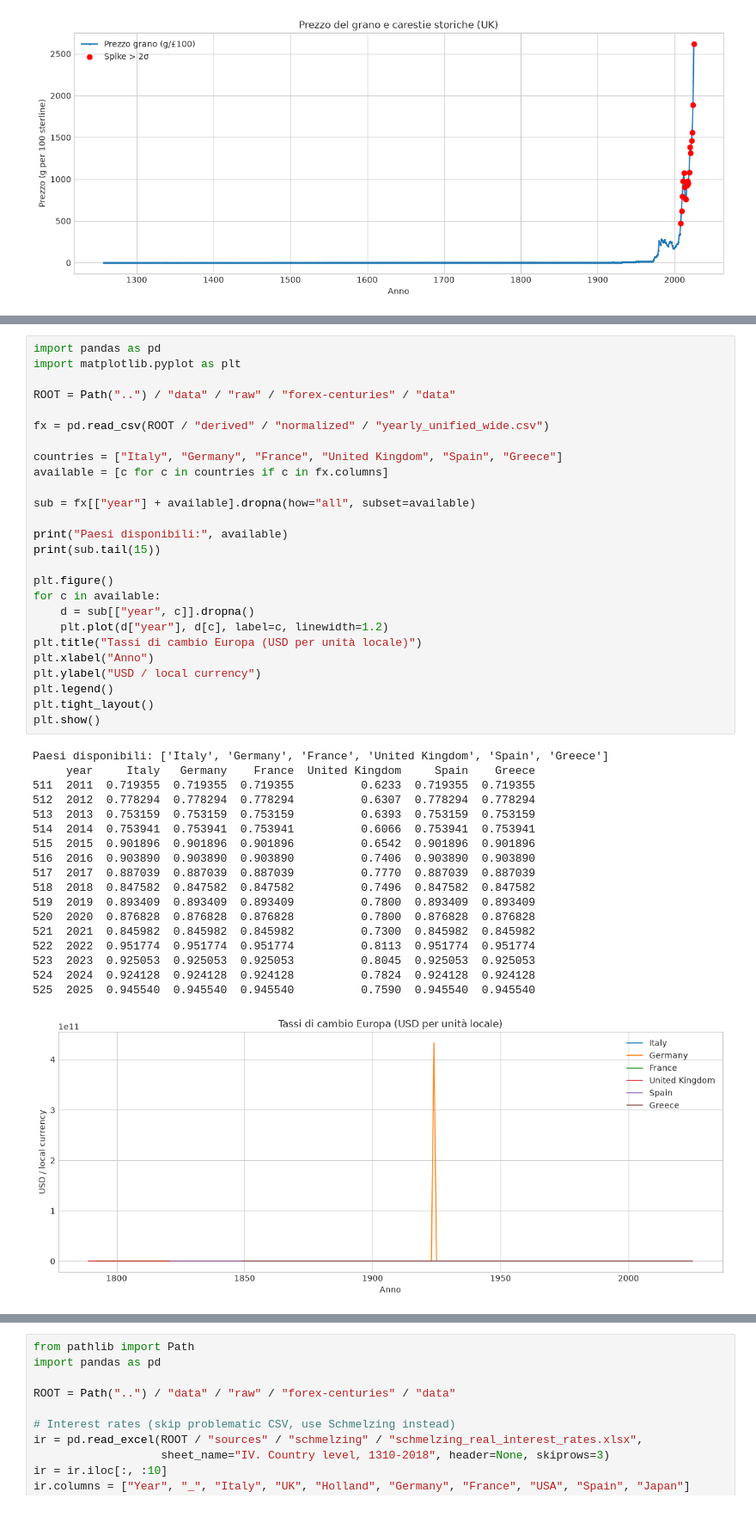
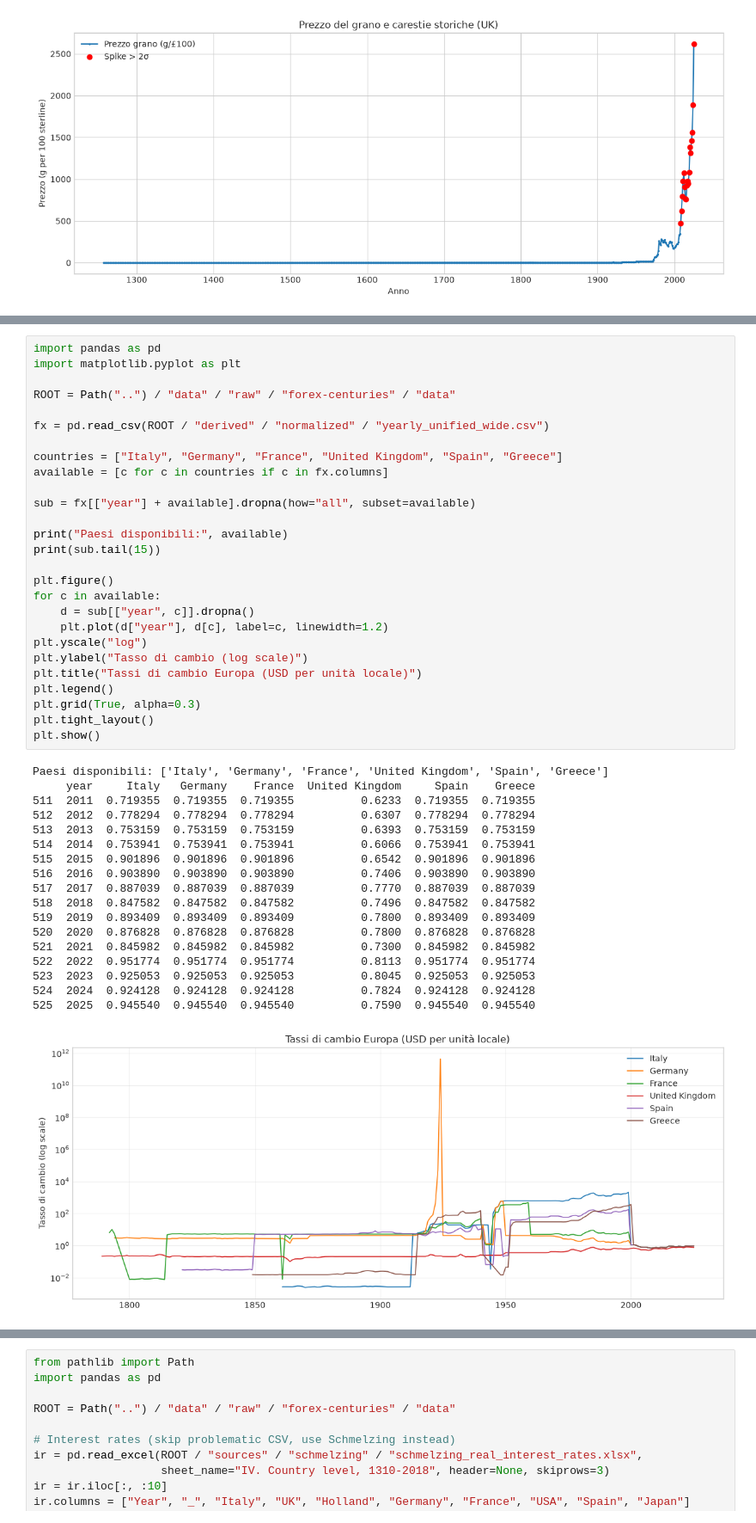
Before and after one commit to dataciviclab/forex-centuries-it, a Jupyter notebook: notebooks/executed.ipynb, the cells around one changed output, grey strips where cells are left out. Shown at 86% size. Drawn from its saved outputs; the diff is of its cells as text.

```diff
--- a/notebooks/executed.ipynb
+++ b/notebooks/executed.ipynb
@@ -167,34 +163,35 @@ sub = fx[["year"] + available].dropna(how="all", subset=available)
 
 print("Paesi disponibili:", available)
 print(sub.tail(15))
 
 plt.figure()
 for c in available:
     d = sub[["year", c]].dropna()
     plt.plot(d["year"], d[c], label=c, linewidth=1.2)
+plt.yscale("log")
+plt.ylabel("Tasso di cambio (log scale)")
 plt.title("Tassi di cambio Europa (USD per unità locale)")
-plt.xlabel("Anno")
-plt.ylabel("USD / local currency")
 plt.legend()
+plt.grid(True, alpha=0.3)
 plt.tight_layout()
 plt.show()
 # %% [output]
 Paesi disponibili: ['Italy', 'Germany', 'France', 'United Kingdom', 'Spain', 'Greece']
      year     Italy   Germany    France  United Kingdom     Spain    Greece
 511  2011  0.719355  0.719355  0.719355          0.6233  0.719355  0.719355
 512  2012  0.778294  0.778294  0.778294          0.6307  0.778294  0.778294
 513  2013  0.753159  0.753159  0.753159          0.6393  0.753159  0.753159
 514  2014  0.753941  0.753941  0.753941          0.6066  0.753941  0.753941
 515  2015  0.901896  0.901896  0.901896          0.6542  0.901896  0.901896
 516  2016  0.903890  0.903890  0.903890          0.7406  0.903890  0.903890
 517  2017  0.887039  0.887039  0.887039          0.7770  0.887039  0.887039
 518  2018  0.847582  0.847582  0.847582          0.7496  0.847582  0.847582
 519  2019  0.893409  0.893409  0.893409          0.7800  0.893409  0.893409
 520  2020  0.876828  0.876828  0.876828          0.7800  0.876828  0.876828
 521  2021  0.845982  0.845982  0.845982          0.7300  0.845982  0.845982
 522  2022  0.951774  0.951774  0.951774          0.8113  0.951774  0.951774
 523  2023  0.925053  0.925053  0.925053          0.8045  0.925053  0.925053
 524  2024  0.924128  0.924128  0.924128          0.7824  0.924128  0.924128
 525  2025  0.945540  0.945540  0.945540          0.7590  0.945540  0.945540
-[figure, old version]
+[figure, new version]
 # %% [markdown]
```
Also changed, not shown: parts of 3 cells of this notebook, 1 other file.
